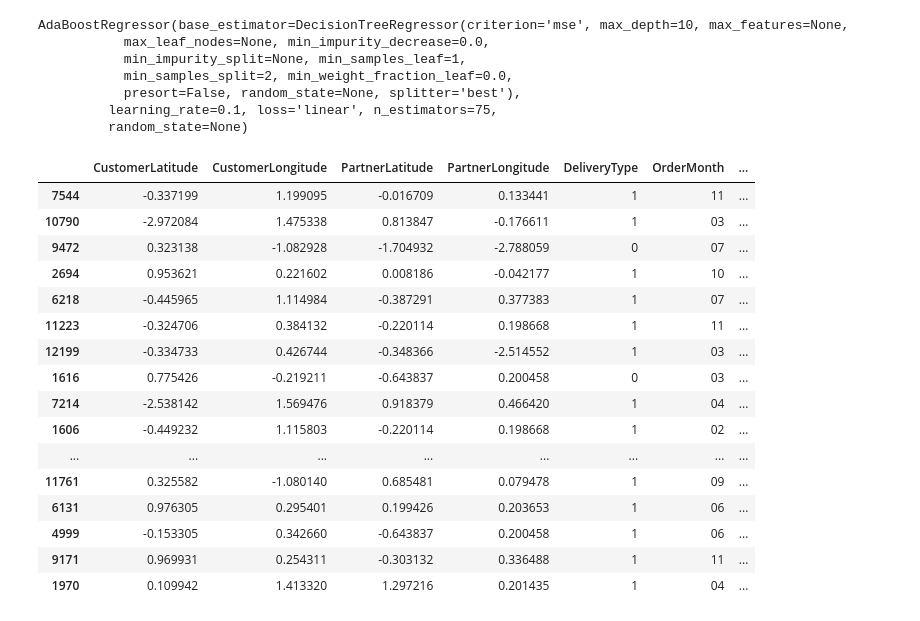
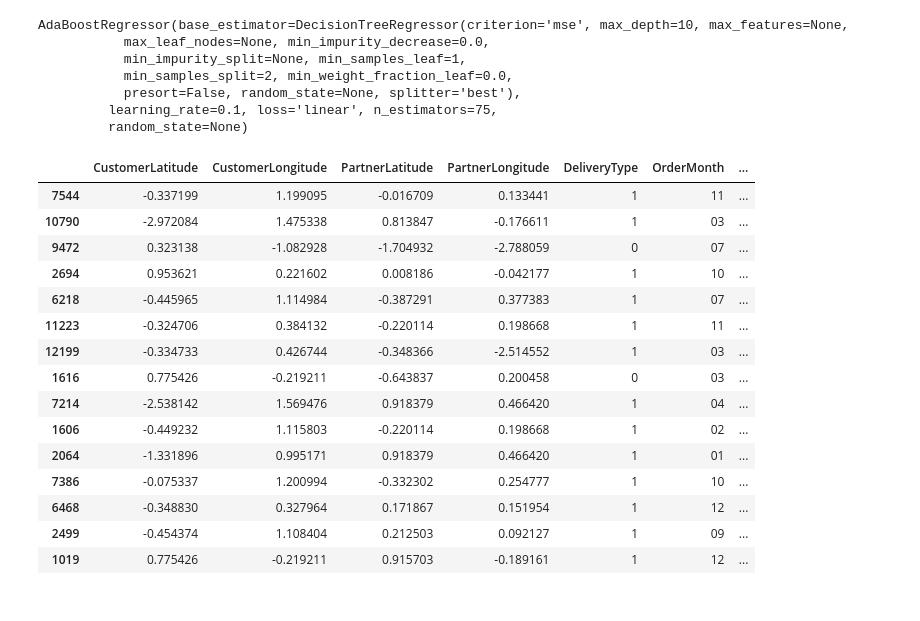
Before and after one commit to pereiralabs/publiclab, a Jupyter notebook: projects/edd-case-study_fraud/DeliveryTimeStudy.ipynb, the cells around one changed output. Cells and saved outputs as stored; diff of their text form; code cells hidden in the pictures.

```diff
--- a/projects/edd-case-study_fraud/Exploratory_Data_Analysis.ipynb
+++ b/projects/edd-case-study_fraud/DeliveryTimeStudy.ipynb
@@ -616,22 +620,21 @@ resultDf['DeliveryTime'] = y_test
 resultDf['PredictedTime'] = y_pred
 # %%
 #Verifyng df
-resultDf.head(30)
+resultDf.head(15)
 # %% [output]
 |  | CustomerLatitude | CustomerLongitude | PartnerLatitude | PartnerLongitude | DeliveryType | OrderMonth | ... |
 | 7544 | -0.337199 | 1.199095 | -0.016709 | 0.133441 | 1 | 11 | ... |
 | 10790 | -2.972084 | 1.475338 | 0.813847 | -0.176611 | 1 | 03 | ... |
 | 9472 | 0.323138 | -1.082928 | -1.704932 | -2.788059 | 0 | 07 | ... |
 | 2694 | 0.953621 | 0.221602 | 0.008186 | -0.042177 | 1 | 10 | ... |
 | 6218 | -0.445965 | 1.114984 | -0.387291 | 0.377383 | 1 | 07 | ... |
 | 11223 | -0.324706 | 0.384132 | -0.220114 | 0.198668 | 1 | 11 | ... |
 | 12199 | -0.334733 | 0.426744 | -0.348366 | -2.514552 | 1 | 03 | ... |
 | 1616 | 0.775426 | -0.219211 | -0.643837 | 0.200458 | 0 | 03 | ... |
 | 7214 | -2.538142 | 1.569476 | 0.918379 | 0.466420 | 1 | 04 | ... |
 | 1606 | -0.449232 | 1.115803 | -0.220114 | 0.198668 | 1 | 02 | ... |
-| ... | ... | ... | ... | ... | ... | ... | ... |
-| 11761 | 0.325582 | -1.080140 | 0.685481 | 0.079478 | 1 | 09 | ... |
-| 6131 | 0.976305 | 0.295401 | 0.199426 | 0.203653 | 1 | 06 | ... |
-| 4999 | -0.153305 | 0.342660 | -0.643837 | 0.200458 | 1 | 06 | ... |
-| 9171 | 0.969931 | 0.254311 | -0.303132 | 0.336488 | 1 | 11 | ... |
-| 1970 | 0.109942 | 1.413320 | 1.297216 | 0.201435 | 1 | 04 | ... |
+| 2064 | -1.331896 | 0.995171 | 0.918379 | 0.466420 | 1 | 01 | ... |
+| 7386 | -0.075337 | 1.200994 | -0.332302 | 0.254777 | 1 | 10 | ... |
+| 6468 | -0.348830 | 0.327964 | 0.171867 | 0.151954 | 1 | 12 | ... |
+| 2499 | -0.454374 | 1.108404 | 0.212503 | 0.092127 | 1 | 09 | ... |
+| 1019 | 0.775426 | -0.219211 | 0.915703 | -0.189161 | 1 | 12 | ... |
```
Also changed, not shown: parts of 10 cells of this notebook, 2 other files.
